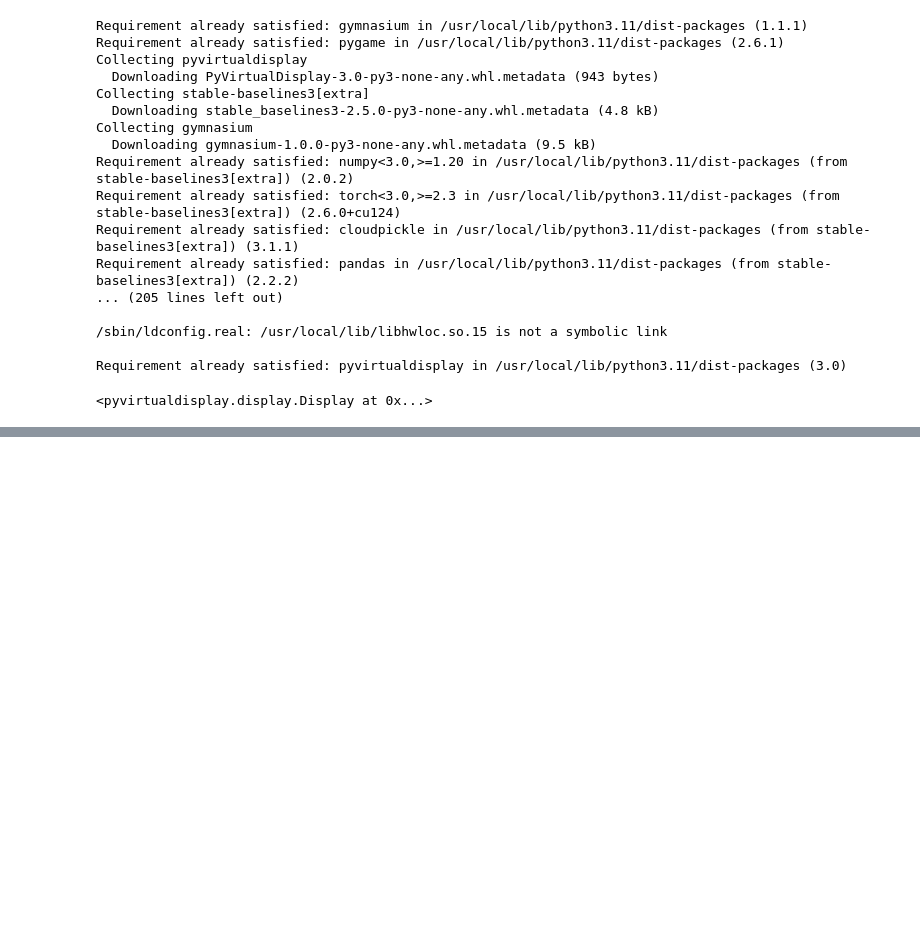
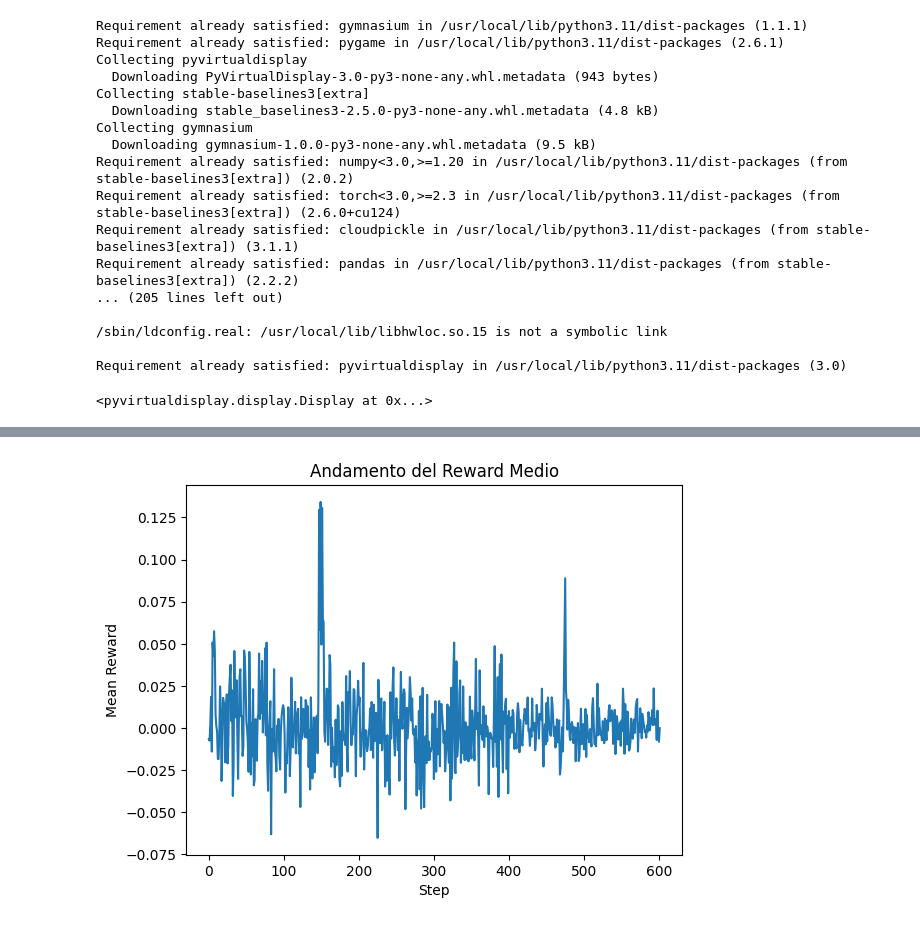
Before and after one commit to leovora/PuzzleCaptchaSolver, a Jupyter notebook: src/notebooks/mouseRL.ipynb, the cells around one changed output, grey strips where cells are left out. Cells and saved outputs as stored; diff of their text form; code cells hidden in the pictures; blank space fills up the shorter version.

```diff
--- a/src/notebooks/mouseRL.ipynb
+++ b/src/notebooks/mouseRL.ipynb
@@ -96,6 +94,22 @@ class MouseEnv(gym.Env):
         # Condizione di fine (target raggiunto o massimo numero di passi)
         done = distance < 10 or self.steps >= self.max_steps
         return self.cursor / np.array([1920, 1080]), reward, done, False, {}
+# %%
+from stable_baselines3.common.callbacks import BaseCallback
+
+class RewardLoggerCallback(BaseCallback):
+    def __init__(self, check_freq, verbose=1):
+        super().__init__(verbose)
+        self.check_freq = check_freq
+        self.rewards = []
+
+    def _on_step(self):
+        if self.n_calls % self.check_freq == 0:
+            mean_reward = np.mean(self.locals["rewards"])
+            self.rewards.append(mean_reward)
+        return True
+
+callback = RewardLoggerCallback(check_freq=1000)
 # %%
 # Creazione dell'ambiente
 env = DummyVecEnv([lambda: MouseEnv()])
@@ -150,2 +166,12 @@ Using cpu device
 [interactive output not drawn]
 [interactive output not drawn]
+# %%
+import matplotlib.pyplot as plt
+
+plt.plot(callback.rewards)
+plt.xlabel("Step")
+plt.ylabel("Mean Reward")
+plt.title("Andamento del Reward Medio")
+plt.show()
+# %% [output]
+[figure, added]
```
Also changed, not shown: parts of 2 cells of this notebook, 3 other files.
